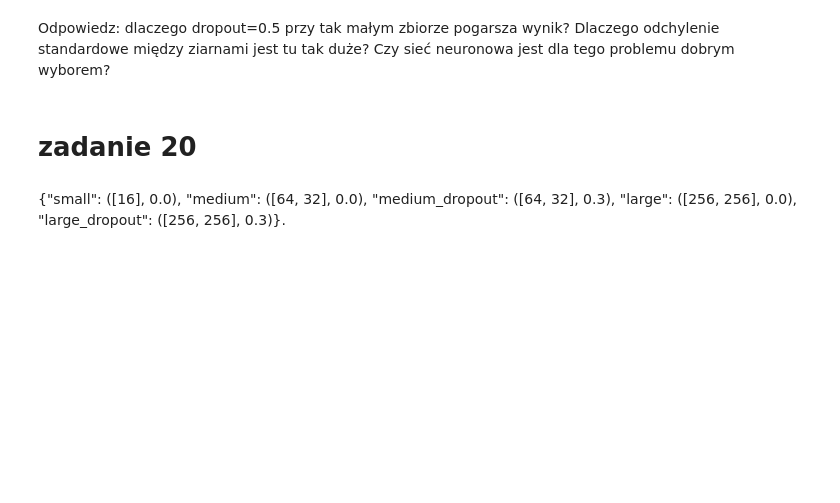
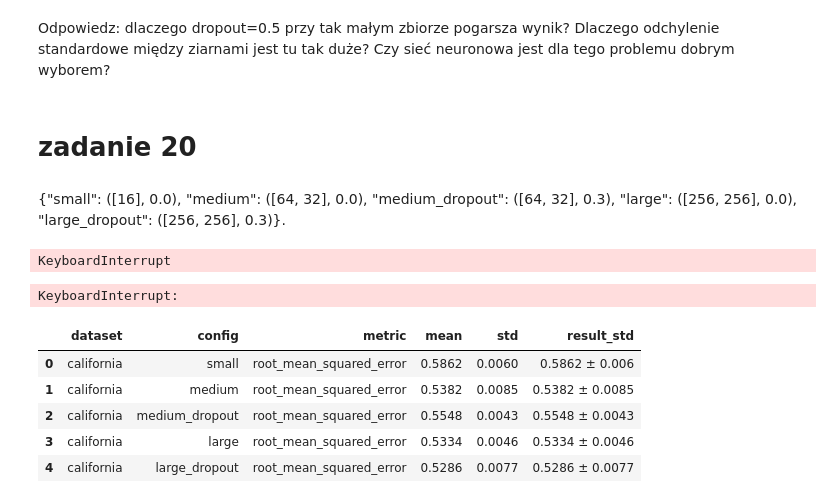
Before and after one commit to michallitwin/python-learning, a Jupyter notebook: python_dl/exercises3.ipynb, the cells around one changed output. Cells and saved outputs as stored; diff of their text form; code cells hidden in the pictures; blank space fills up the shorter version.

```diff
--- a/python_dl/exercises3.ipynb
+++ b/python_dl/exercises3.ipynb
@@ -1061,10 +1059,10 @@ rf_scores = []
 
 for s in seeds:
     rfc = RandomForestClassifier(n_estimators=200, random_state = s)
-    rfc.fit(X_train_scaled,y_train)
+    rfc.fit(X_train_scaled_iris,y_train_iris)
 
-    y_pred = rfc.predict(X_test_scaled)
-    rf_scores.append(accuracy_score(y_test, y_pred))
+    y_pred = rfc.predict(X_test_scaled_iris)
+    rf_scores.append(accuracy_score(y_test_iris, y_pred))
 
 mean_rf = np.mean(rf_scores)
 std_rf = np.std(rf_scores, ddof=1)
@@ -1129,17 +1127,31 @@ def benchmark_dataset(name, data, configs, seeds=None):
             score = model.evaluate(X_test, y_test, verbose=0)
             seed_scores.append(score[1])
 
+        mean_val = round(float(np.mean(seed_scores)), 4)
+        std_val = round(float(np.std(seed_scores)), 4)
+
         results.append({
             "dataset": name,
             "config": cfg_name,
-            "mean": round(float(np.mean(seed_scores)), 4),
-            "std": round(float(np.std(seed_scores)), 4)
+            "metric": metric_name,                      # RMSE lub Accuracy zależnie od zbioru
+            "mean": mean_val,
+            "std": std_val,
+            "result_std": f"{mean_val} ± {std_val}"
         })
 
     return pd.DataFrame(results)
 # %% [markdown]
 {"small": ([16], 0.0), "medium": ([64, 32], 0.0), "medium_dropout": ([64, 32], 0.3), "large": ([256, 256], 0.0), "large_dropout": ([256, 256], 0.3)}.
 # %%
+configs = {
+    "small": ([16], 0.0),
+    "medium": ([64, 32], 0.0),
+    "medium_dropout": ([64, 32], 0.3),
+    "large": ([256, 256], 0.0),
+    "large_dropout": ([256, 256], 0.3)
+}
+
+
 res_ch = benchmark_dataset(
     "california",
     (X_train_scaled_ch, X_test_scaled_ch, y_train_scaled_ch, y_test_scaled_ch),
@@ -1149,7 +1161,7 @@ res_ch = benchmark_dataset(
 # 2. Titanic (klasyfikacja binarna)
 res_tyt = benchmark_dataset(
     "titanic",
-    (X_train_ X_test_tyt, y_train_tyt, y_test_tyt),
+    (X_train_scaled_tyt, X_test_scaled_tyt, y_train_tyt, y_test_tyt),
     configs
 )
 
@@ -1159,3 +1171,15 @@ res_iris = benchmark_dataset(
     (X_train_iris, X_test_iris, y_train_iris, y_test_iris),
     configs
 )
+# %% [output]
+KeyboardInterrupt
+KeyboardInterrupt:
+# %%
+res_ch
+# %% [output]
+|  | dataset | config | metric | mean | std | result_std |
+| 0 | california | small | root_mean_squared_error | 0.5862 | 0.0060 | 0.5862 ± 0.006 |
+| 1 | california | medium | root_mean_squared_error | 0.5382 | 0.0085 | 0.5382 ± 0.0085 |
+| 2 | california | medium_dropout | root_mean_squared_error | 0.5548 | 0.0043 | 0.5548 ± 0.0043 |
+| 3 | california | large | root_mean_squared_error | 0.5334 | 0.0046 | 0.5334 ± 0.0046 |
+| 4 | california | large_dropout | root_mean_squared_error | 0.5286 | 0.0077 | 0.5286 ± 0.0077 |
```
Also changed, not shown: parts of 32 cells of this notebook.
